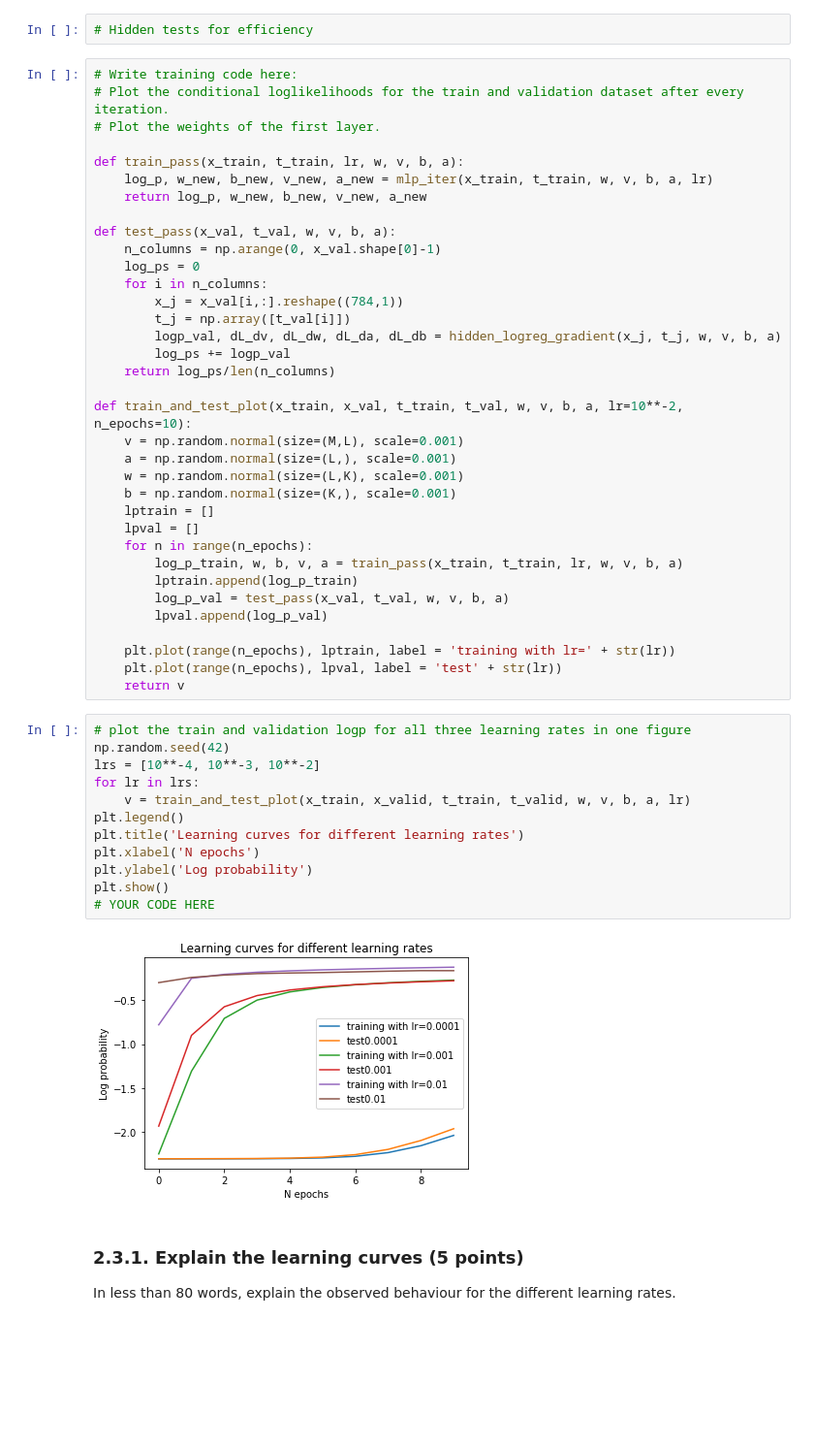
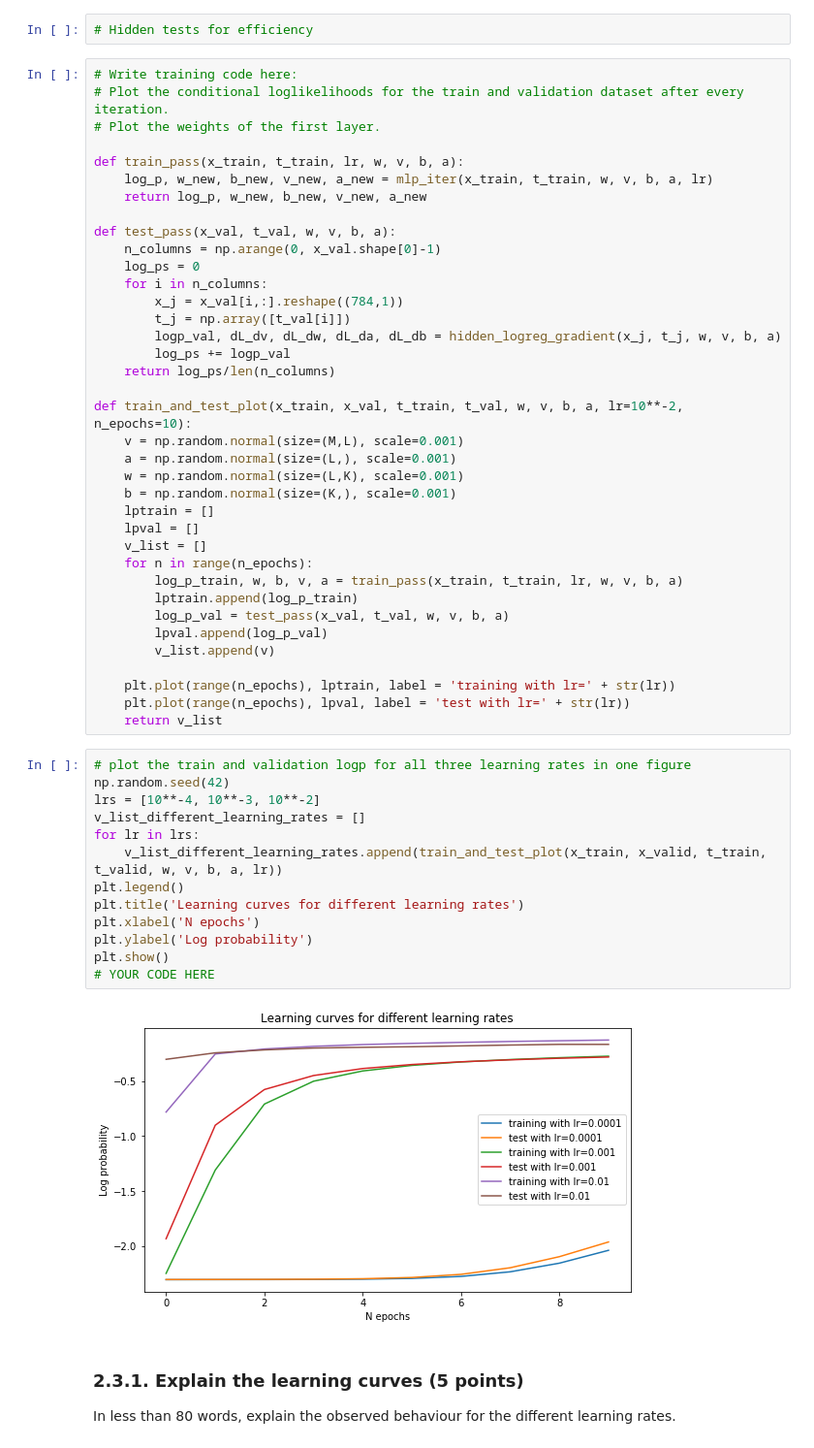
Before and after one commit to jelrae/machine_learning, a Jupyter notebook: Assign_2/11050519_lab2.ipynb, the cells around one changed output. Shown at 97% size. Saved outputs shown, nothing was run; the diff lists cells and outputs as text; blank space fills up the shorter version.

```diff
--- a/Assign_2/11050519_lab2.ipynb
+++ b/Assign_2/11050519_lab2.ipynb
@@ -658,29 +660,32 @@ def train_and_test_plot(x_train, x_val, t_train, t_val, w, v, b, a, lr=10**-2, n
     b = np.random.normal(size=(K,), scale=0.001)
     lptrain = []
     lpval = []
+    v_list = []
     for n in range(n_epochs):
         log_p_train, w, b, v, a = train_pass(x_train, t_train, lr, w, v, b, a)
         lptrain.append(log_p_train)
         log_p_val = test_pass(x_val, t_val, w, v, b, a)
         lpval.append(log_p_val)
+        v_list.append(v)
 
     plt.plot(range(n_epochs), lptrain, label = 'training with lr=' + str(lr))
-    plt.plot(range(n_epochs), lpval, label = 'test' + str(lr))
-    return v
+    plt.plot(range(n_epochs), lpval, label = 'test with lr=' + str(lr))
+    return v_list
 # %%
 # plot the train and validation logp for all three learning rates in one figure
 np.random.seed(42)
 lrs = [10**-4, 10**-3, 10**-2]
+v_list_different_learning_rates = []
 for lr in lrs:
-    v = train_and_test_plot(x_train, x_valid, t_train, t_valid, w, v, b, a, lr)
+    v_list_different_learning_rates.append(train_and_test_plot(x_train, x_valid, t_train, t_valid, w, v, b, a, lr))
 plt.legend()
 plt.title('Learning curves for different learning rates')
 plt.xlabel('N epochs')
 plt.ylabel('Log probability')
 plt.show()
 # YOUR CODE HERE
 # %% [output]
-[figure, old version]
+[figure, new version]
 # %% [markdown]
 ### 2.3.1. Explain the learning curves (5 points)
 In less than 80 words, explain the observed behaviour for the different learning rates.
```
Also changed, not shown: parts of 10 cells of this notebook.
